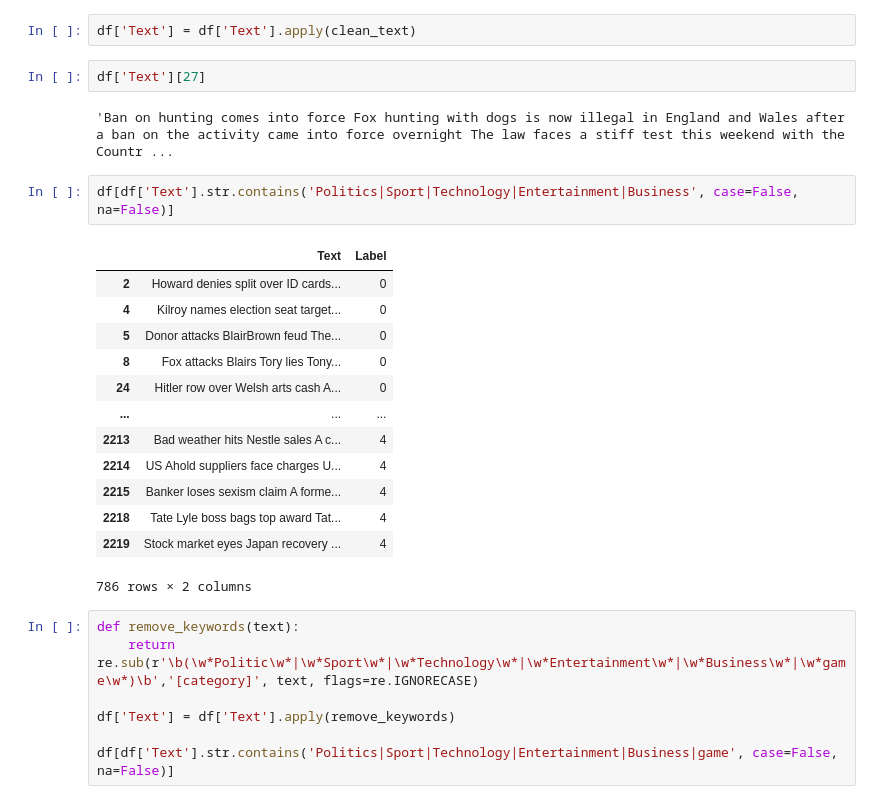
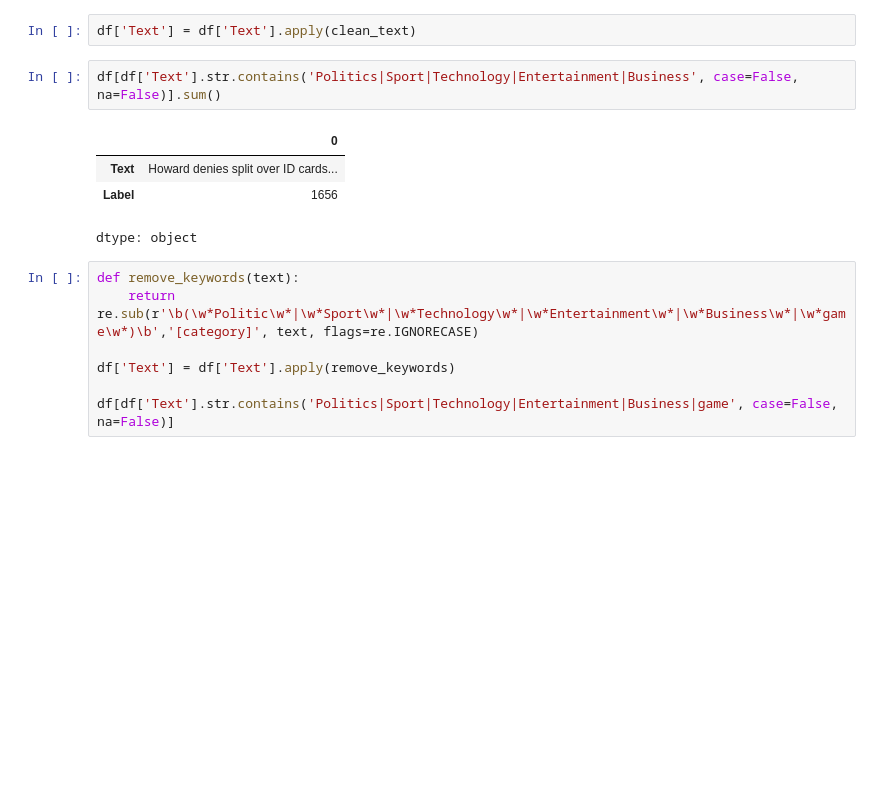
Before and after one commit to vanditha18/NLP-Notebooks, a Jupyter notebook: News_Text_Classification_using_BERT_Finetune.ipynb, the cells around one changed output. Saved outputs shown, nothing was run; the diff lists cells and outputs as text; blank space fills up the shorter version.

```diff
--- a/News_Text_Classification_using_BERT_Finetune.ipynb
+++ b/News_Text_Classification_using_BERT_Finetune.ipynb
@@ -146,26 +67,13 @@ def clean_text(text):
     return text
 # %%
 df['Text'] = df['Text'].apply(clean_text)
-# %%
-df['Text'][27]
-# %% [output]
-'Ban on hunting comes into force Fox hunting with dogs is now illegal in England and Wales after a ban on the activity came into force overnight The law faces a stiff test this weekend with the Countr ...
 # %%
-df[df['Text'].str.contains('Politics|Sport|Technology|Entertainment|Business', case=False, na=False)]
+df[df['Text'].str.contains('Politics|Sport|Technology|Entertainment|Business', case=False, na=False)].sum()
 # %% [output]
-|  | Text | Label |
-| 2 | Howard denies split over ID cards... | 0 |
-| 4 | Kilroy names election seat target... | 0 |
-| 5 | Donor attacks BlairBrown feud The... | 0 |
-| 8 | Fox attacks Blairs Tory lies Tony... | 0 |
-| 24 | Hitler row over Welsh arts cash A... | 0 |
-| ... | ... | ... |
-| 2213 | Bad weather hits Nestle sales A c... | 4 |
-| 2214 | US Ahold suppliers face charges U... | 4 |
-| 2215 | Banker loses sexism claim A forme... | 4 |
-| 2218 | Tate Lyle boss bags top award Tat... | 4 |
-| 2219 | Stock market eyes Japan recovery ... | 4 |
+|  | 0 |
+| Text | Howard denies split over ID cards... |
+| Label | 1656 |
-786 rows × 2 columns
+dtype: object
 # %%
 def remove_keywords(text):
     return re.sub(r'\b(\w*Politic\w*|\w*Sport\w*|\w*Technology\w*|\w*Entertainment\w*|\w*Business\w*|\w*game\w*)\b','[category]', text, flags=re.IGNORECASE)
```
Also changed, not shown: parts of 14 cells of this notebook.
